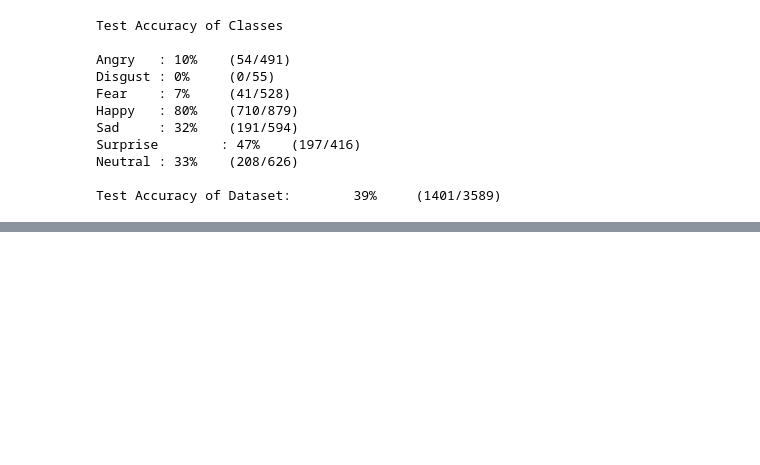
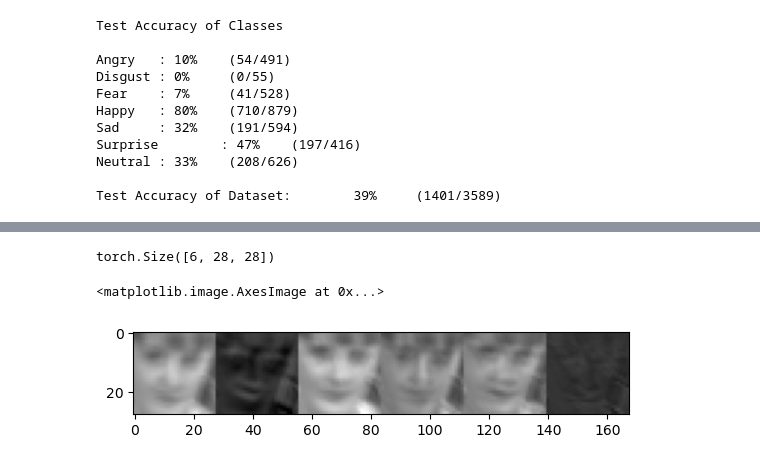
Before and after one commit to adishourya/VIT_FER2013, a Jupyter notebook: convolutional.ipynb, the cells around one changed output, grey strips where cells are left out. Saved outputs shown, nothing was run; the diff lists cells and outputs as text; code cells hidden in the pictures; blank space fills up the shorter version.

Commit message:
Finished with convolutional network report section

```diff
--- a/convolutional.ipynb
+++ b/convolutional.ipynb
@@ -343,0 +382,19 @@ Test Accuracy of Dataset:        39%     (1401/3589)
+# %%
+import torch.nn.functional as F
+with torch.no_grad():
+    # first layer convolution
+    out1 =F.conv2d(sample_img,net.conv1.weight,
+                   bias=None, stride=1, padding=0)
+    print(out1.shape) # input channel = 1 filter banks = 6
+
+
+plt.imshow(
+    einops.rearrange(out1,"out_c h w -> h (out_c w)"),
+    cmap="grey"
+)
+# visualizing the output of convolution from the first learnt layer.
+# notice how some kernels are vastly different
+# %% [output]
+torch.Size([6, 28, 28])
+<matplotlib.image.AxesImage at 0x...>
+[figure, added]
```
Also changed, not shown: parts of 6 cells of this notebook, 2 other files.
